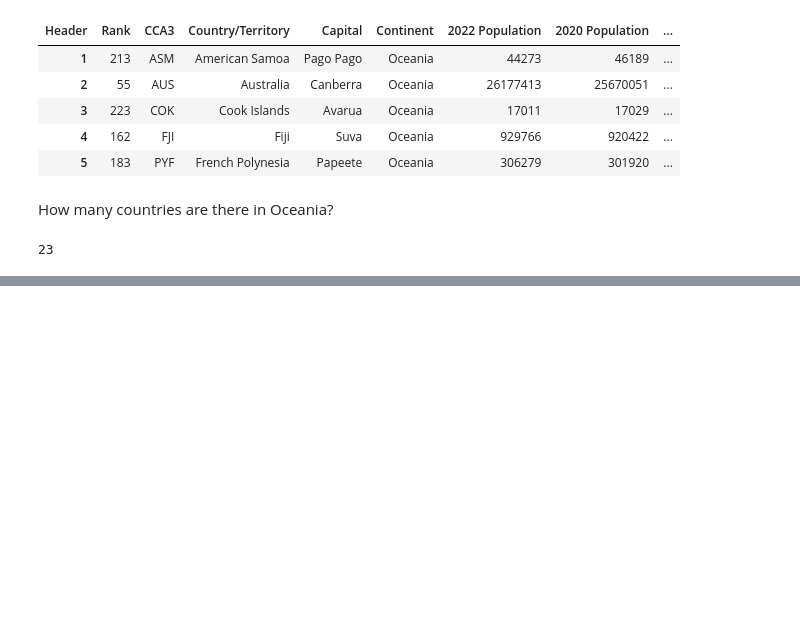
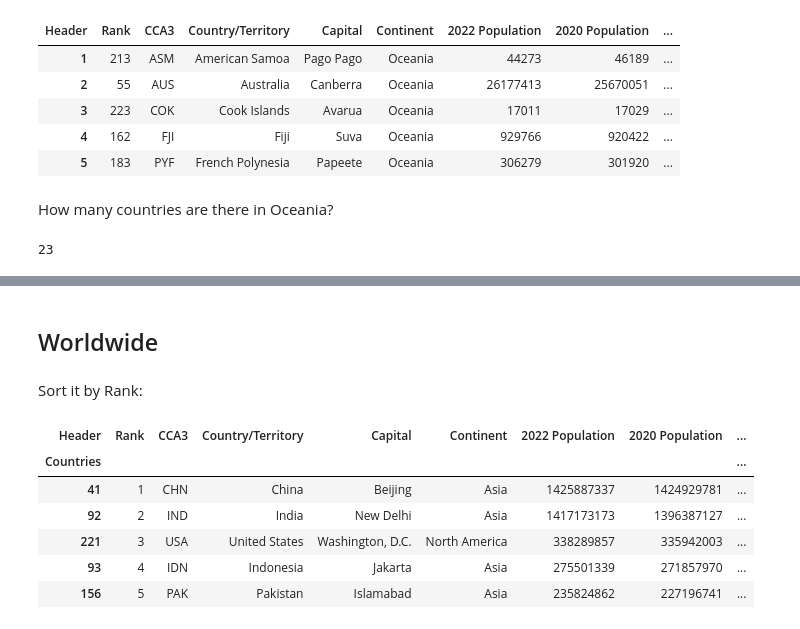
Before and after one commit to juandazapatac/world_population_analysis, a Jupyter notebook: main.ipynb, the cells around one changed output, grey strips where cells are left out. Cells and saved outputs as stored; diff of their text form; code cells hidden in the pictures; blank space fills up the shorter version.

Commit message:
Sorting by Rank

```diff
--- a/main.ipynb
+++ b/main.ipynb
@@ -90,0 +103,15 @@ len(df_oceania)
+# %% [markdown]
+## Worldwide
+# %% [markdown]
+Sort it by Rank:
+# %%
+df2=df.copy()
+df2.sort_values(by="Rank").head()
+# %% [output]
+| Header | Rank | CCA3 | Country/Territory | Capital | Continent | 2022 Population | 2020 Population | ... |
+| Countries |  |  |  |  |  |  |  | ... |
+| 41 | 1 | CHN | China | Beijing | Asia | 1425887337 | 1424929781 | ... |
+| 92 | 2 | IND | India | New Delhi | Asia | 1417173173 | 1396387127 | ... |
+| 221 | 3 | USA | United States | Washington, D.C. | North America | 338289857 | 335942003 | ... |
+| 93 | 4 | IDN | Indonesia | Jakarta | Asia | 275501339 | 271857970 | ... |
+| 156 | 5 | PAK | Pakistan | Islamabad | Asia | 235824862 | 227196741 | ... |
```
Also changed, not shown: parts of 2 cells of this notebook.
